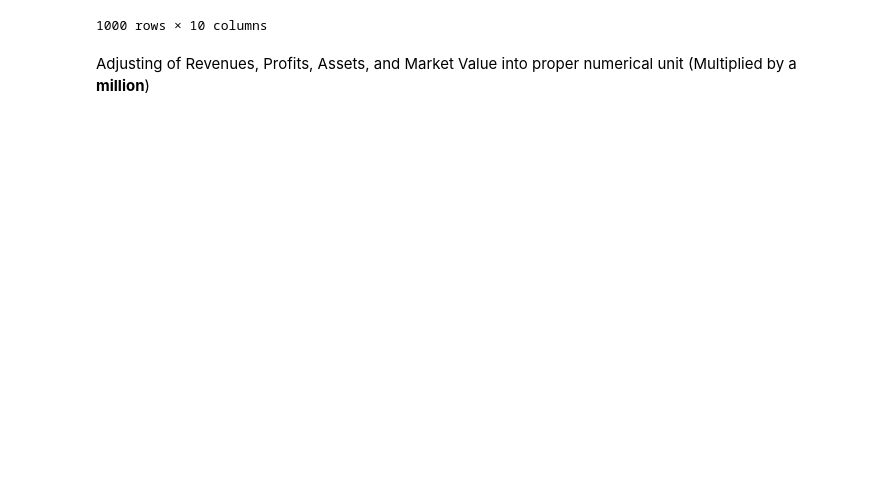
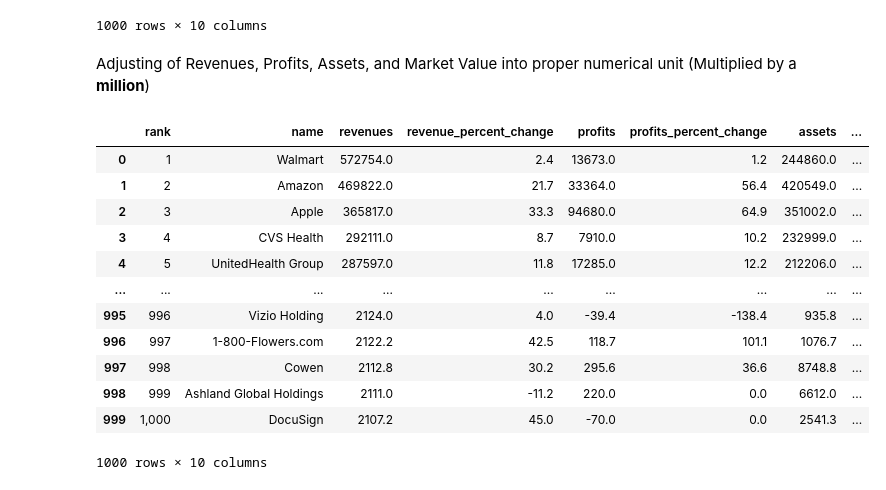
Before and after one commit to aronnicksnts/kaggle-projects, a Jupyter notebook: Fortune Top 1000 Companies by Revenue 2022/Fortune Top 1000 Revenue Analysis.ipynb, the cells around one changed output. Drawn from its saved outputs; the diff is of its cells as text; code cells hidden in the pictures; blank space fills up the shorter version.

```diff
--- a/Fortune Top 1000 Companies by Revenue 2022/Fortune Top 1000 Revenue Analysis.ipynb
+++ b/Fortune Top 1000 Companies by Revenue 2022/Fortune Top 1000 Revenue Analysis.ipynb
@@ -82,8 +72,22 @@ df
 # %% [markdown]
 Adjusting of Revenues, Profits, Assets, and Market Value into proper numerical unit (Multiplied by a **million**)
 # %%
-df['revenues'] = df['revenues'].apply(lambda x: x*1000000)
-df['profits'] = df['profits'].apply(lambda x: x*1000000)
-df['assets'] = df['assets'].apply(lambda x: x*1000000)
-df['market_value'] = df['market_value'].apply(lambda x: x*1000000)
+# df['revenues'] = df['revenues'].apply(lambda x: x*1000000)
+# df['profits'] = df['profits'].apply(lambda x: x*1000000)
+# df['assets'] = df['assets'].apply(lambda x: x*1000000)
+# df['market_value'] = df['market_value'].apply(lambda x: x*1000000)
 df
+# %% [output]
+|  | rank | name | revenues | revenue_percent_change | profits | profits_percent_change | assets | ... |
+| 0 | 1 | Walmart | 572754.0 | 2.4 | 13673.0 | 1.2 | 244860.0 | ... |
+| 1 | 2 | Amazon | 469822.0 | 21.7 | 33364.0 | 56.4 | 420549.0 | ... |
+| 2 | 3 | Apple | 365817.0 | 33.3 | 94680.0 | 64.9 | 351002.0 | ... |
+| 3 | 4 | CVS Health | 292111.0 | 8.7 | 7910.0 | 10.2 | 232999.0 | ... |
+| 4 | 5 | UnitedHealth Group | 287597.0 | 11.8 | 17285.0 | 12.2 | 212206.0 | ... |
+| ... | ... | ... | ... | ... | ... | ... | ... | ... |
+| 995 | 996 | Vizio Holding | 2124.0 | 4.0 | -39.4 | -138.4 | 935.8 | ... |
+| 996 | 997 | 1-800-Flowers.com | 2122.2 | 42.5 | 118.7 | 101.1 | 1076.7 | ... |
+| 997 | 998 | Cowen | 2112.8 | 30.2 | 295.6 | 36.6 | 8748.8 | ... |
+| 998 | 999 | Ashland Global Holdings | 2111.0 | -11.2 | 220.0 | 0.0 | 6612.0 | ... |
+| 999 | 1,000 | DocuSign | 2107.2 | 45.0 | -70.0 | 0.0 | 2541.3 | ... |
+1000 rows × 10 columns
```
Also changed, not shown: parts of 7 cells of this notebook.
